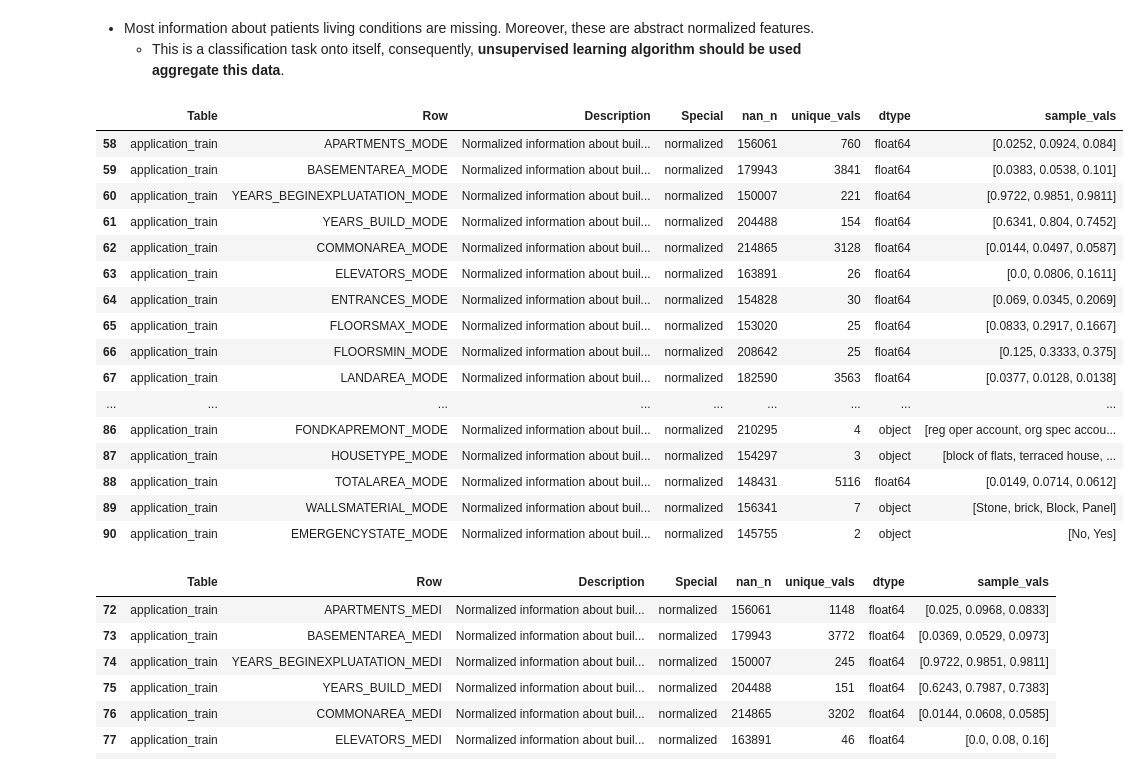
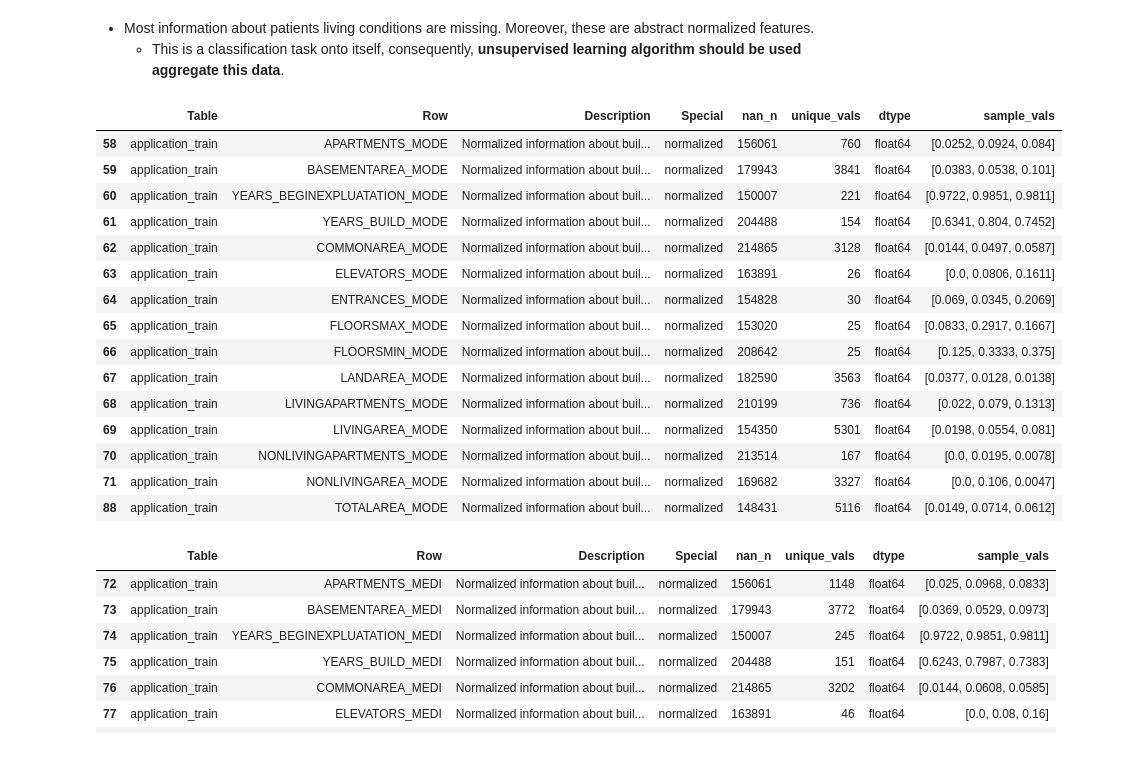
Before and after one commit to Sauciu1/defaulting-risk, a Jupyter notebook: notebooks/nb1_main_table_cleaning.ipynb, the cells around one changed output. Cells and saved outputs as stored; diff of their text form; code cells hidden in the pictures.

```diff
--- a/notebooks/nb1_main_table_cleaning.ipynb
+++ b/notebooks/nb1_main_table_cleaning.ipynb
@@ -90,3 +80,6 @@ loaded previous_application with shape (1670214, 37)
 loaded sample_submission with shape (48744, 2)
 # %% [markdown]
 We can see that the application test and application shape tables are much wider than others - other tables provide supplementary information that could be used for further analysis.
+# %%
+importlib.reload(table_navigator)
+tables = table_navigator.get_tables_from_dir("data/raw_csv", ['application_train', 'HomeCredit_columns_description'])
@@ -511,7 +503,7 @@ application_columns['demographics'] = demographics
 cat_columns.update([
     'CODE_GENDER',
     'NAME_EDUCATION_TYPE','NAME_FAMILY_STATUS'])
-num_columns.update('CNT_CHILDREN', 'CNT_FAM_MEMBERS', 'DAYS_BIRTH')
+num_columns.update(['CNT_CHILDREN', 'CNT_FAM_MEMBERS', 'DAYS_BIRTH'])
 
 
 describer.describe(demographics)
@@ -791,7 +783,8 @@ credit_bureau_enquiries = [
     'AMT_REQ_CREDIT_BUREAU_DAY',
     'AMT_REQ_CREDIT_BUREAU_WEEK',
     'AMT_REQ_CREDIT_BUREAU_MON',
-    'AMT_REQ_CREDIT_BUREAU_QRT'
+    'AMT_REQ_CREDIT_BUREAU_QRT',
+    'AMT_REQ_CREDIT_BUREAU_YEAR'
 ]
 
 application_columns['credit_bureau_enquiries'] = credit_bureau_enquiries
@@ -828,3 +825,16 @@ Hiding outliers above 5.0: 44 values;
 * All distributions are significantly right skewed.
 # %% [markdown]
 #### Building features
+# %%
+building_properties = [
+    'EMERGENCYSTATE_MODE',
+    'FONDKAPREMONT_MODE',
+    'WALLSMATERIAL_MODE',
+    'HOUSETYPE_MODE'
+]
+
+application_columns['building_properties'] = building_properties
+cat_columns.update(building_properties)
+
+
+describer.describe(building_properties)
@@ -862,35 +878,33 @@ describer.describe(building_avg)
 # %%
 building_mode = [
     'APARTMENTS_MODE', 'BASEMENTAREA_MODE', 'YEARS_BEGINEXPLUATATION_MODE',
     'YEARS_BUILD_MODE', 'COMMONAREA_MODE', 'ELEVATORS_MODE', 'ENTRANCES_MODE',
     'FLOORSMAX_MODE', 'FLOORSMIN_MODE', 'LANDAREA_MODE', 'LIVINGAPARTMENTS_MODE',
     'LIVINGAREA_MODE', 'NONLIVINGAPARTMENTS_MODE', 'NONLIVINGAREA_MODE',
-    'FONDKAPREMONT_MODE', 'HOUSETYPE_MODE', 'TOTALAREA_MODE',
-    'WALLSMATERIAL_MODE', 'EMERGENCYSTATE_MODE'
+    'TOTALAREA_MODE'
 ]
 
 application_columns['building_mode'] = building_mode
 num_columns.update(building_mode)
 
 describer.describe(building_mode)
 # %% [output]
 |  | Table | Row | Description | Special | nan_n | unique_vals | dtype | sample_vals |
 | 58 | application_train | APARTMENTS_MODE | Normalized information about buil... | normalized | 156061 | 760 | float64 | [0.0252, 0.0924, 0.084] |
 | 59 | application_train | BASEMENTAREA_MODE | Normalized information about buil... | normalized | 179943 | 3841 | float64 | [0.0383, 0.0538, 0.101] |
 | 60 | application_train | YEARS_BEGINEXPLUATATION_MODE | Normalized information about buil... | normalized | 150007 | 221 | float64 | [0.9722, 0.9851, 0.9811] |
 | 61 | application_train | YEARS_BUILD_MODE | Normalized information about buil... | normalized | 204488 | 154 | float64 | [0.6341, 0.804, 0.7452] |
 | 62 | application_train | COMMONAREA_MODE | Normalized information about buil... | normalized | 214865 | 3128 | float64 | [0.0144, 0.0497, 0.0587] |
 | 63 | application_train | ELEVATORS_MODE | Normalized information about buil... | normalized | 163891 | 26 | float64 | [0.0, 0.0806, 0.1611] |
 | 64 | application_train | ENTRANCES_MODE | Normalized information about buil... | normalized | 154828 | 30 | float64 | [0.069, 0.0345, 0.2069] |
 | 65 | application_train | FLOORSMAX_MODE | Normalized information about buil... | normalized | 153020 | 25 | float64 | [0.0833, 0.2917, 0.1667] |
 | 66 | application_train | FLOORSMIN_MODE | Normalized information about buil... | normalized | 208642 | 25 | float64 | [0.125, 0.3333, 0.375] |
 | 67 | application_train | LANDAREA_MODE | Normalized information about buil... | normalized | 182590 | 3563 | float64 | [0.0377, 0.0128, 0.0138] |
-| ... | ... | ... | ... | ... | ... | ... | ... | ... |
-| 86 | application_train | FONDKAPREMONT_MODE | Normalized information about buil... | normalized | 210295 | 4 | object | [reg oper account, org spec accou... |
-| 87 | application_train | HOUSETYPE_MODE | Normalized information about buil... | normalized | 154297 | 3 | object | [block of flats, terraced house, ... |
+| 68 | application_train | LIVINGAPARTMENTS_MODE | Normalized information about buil... | normalized | 210199 | 736 | float64 | [0.022, 0.079, 0.1313] |
+| 69 | application_train | LIVINGAREA_MODE | Normalized information about buil... | normalized | 154350 | 5301 | float64 | [0.0198, 0.0554, 0.081] |
+| 70 | application_train | NONLIVINGAPARTMENTS_MODE | Normalized information about buil... | normalized | 213514 | 167 | float64 | [0.0, 0.0195, 0.0078] |
+| 71 | application_train | NONLIVINGAREA_MODE | Normalized information about buil... | normalized | 169682 | 3327 | float64 | [0.0, 0.106, 0.0047] |
 | 88 | application_train | TOTALAREA_MODE | Normalized information about buil... | normalized | 148431 | 5116 | float64 | [0.0149, 0.0714, 0.0612] |
-| 89 | application_train | WALLSMATERIAL_MODE | Normalized information about buil... | normalized | 156341 | 7 | object | [Stone, brick, Block, Panel] |
-| 90 | application_train | EMERGENCYSTATE_MODE | Normalized information about buil... | normalized | 145755 | 2 | object | [No, Yes] |
 # %%
 building_medi = [
     'APARTMENTS_MEDI', 'BASEMENTAREA_MEDI', 'YEARS_BEGINEXPLUATATION_MEDI',
```
Also changed, not shown: parts of 11 cells of this notebook, 14 other files.
